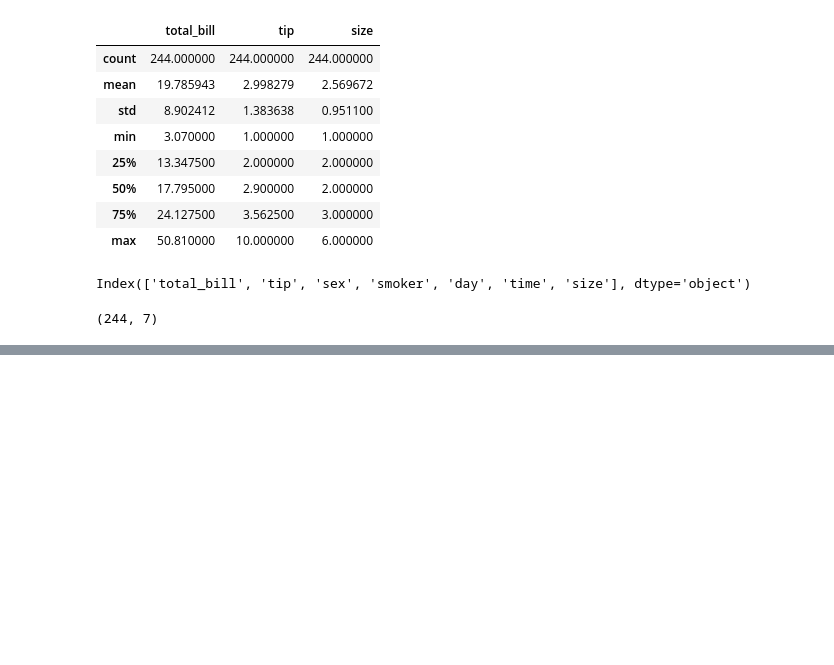
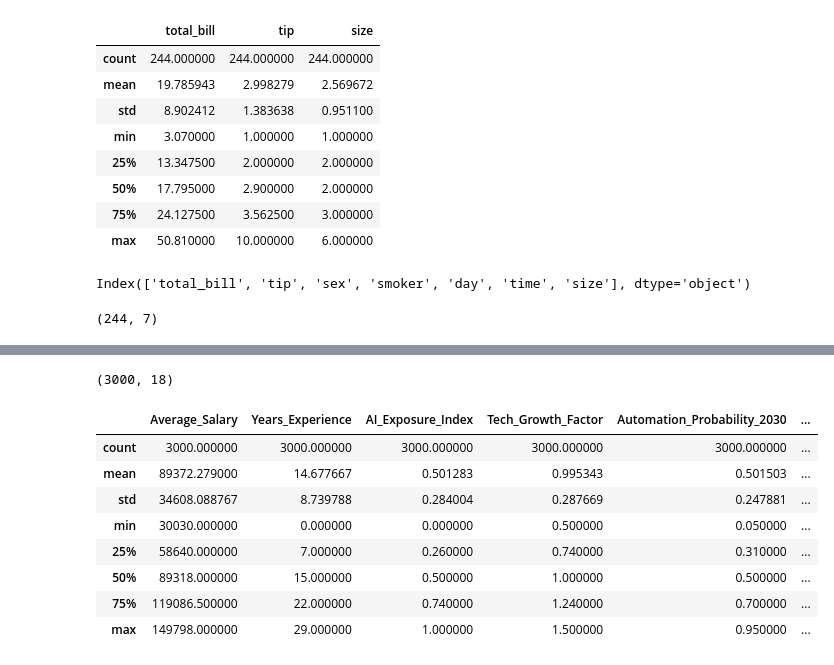
Before and after one commit to KrrishVardhan/Data-Science, a Jupyter notebook: Pandas/Creating DataFrames.ipynb, the cells around one changed output, grey strips where cells are left out. Cells and saved outputs as stored; diff of their text form; code cells hidden in the pictures; blank space fills up the shorter version.

```diff
--- a/Pandas/Creating DataFrames.ipynb
+++ b/Pandas/Creating DataFrames.ipynb
@@ -245,0 +303,16 @@ urlData.shape
+# %%
+aiData.shape
+# %% [output]
+(3000, 18)
+# %%
+aiData.describe()
+# %% [output]
+|  | Average_Salary | Years_Experience | AI_Exposure_Index | Tech_Growth_Factor | Automation_Probability_2030 | ... |
+| count | 3000.000000 | 3000.000000 | 3000.000000 | 3000.000000 | 3000.000000 | ... |
+| mean | 89372.279000 | 14.677667 | 0.501283 | 0.995343 | 0.501503 | ... |
+| std | 34608.088767 | 8.739788 | 0.284004 | 0.287669 | 0.247881 | ... |
+| min | 30030.000000 | 0.000000 | 0.000000 | 0.500000 | 0.050000 | ... |
+| 25% | 58640.000000 | 7.000000 | 0.260000 | 0.740000 | 0.310000 | ... |
+| 50% | 89318.000000 | 15.000000 | 0.500000 | 1.000000 | 0.500000 | ... |
+| 75% | 119086.500000 | 22.000000 | 0.740000 | 1.240000 | 0.700000 | ... |
+| max | 149798.000000 | 29.000000 | 1.000000 | 1.500000 | 0.950000 | ... |
```
Also changed, not shown: parts of 5 cells of this notebook, 1 other file.
